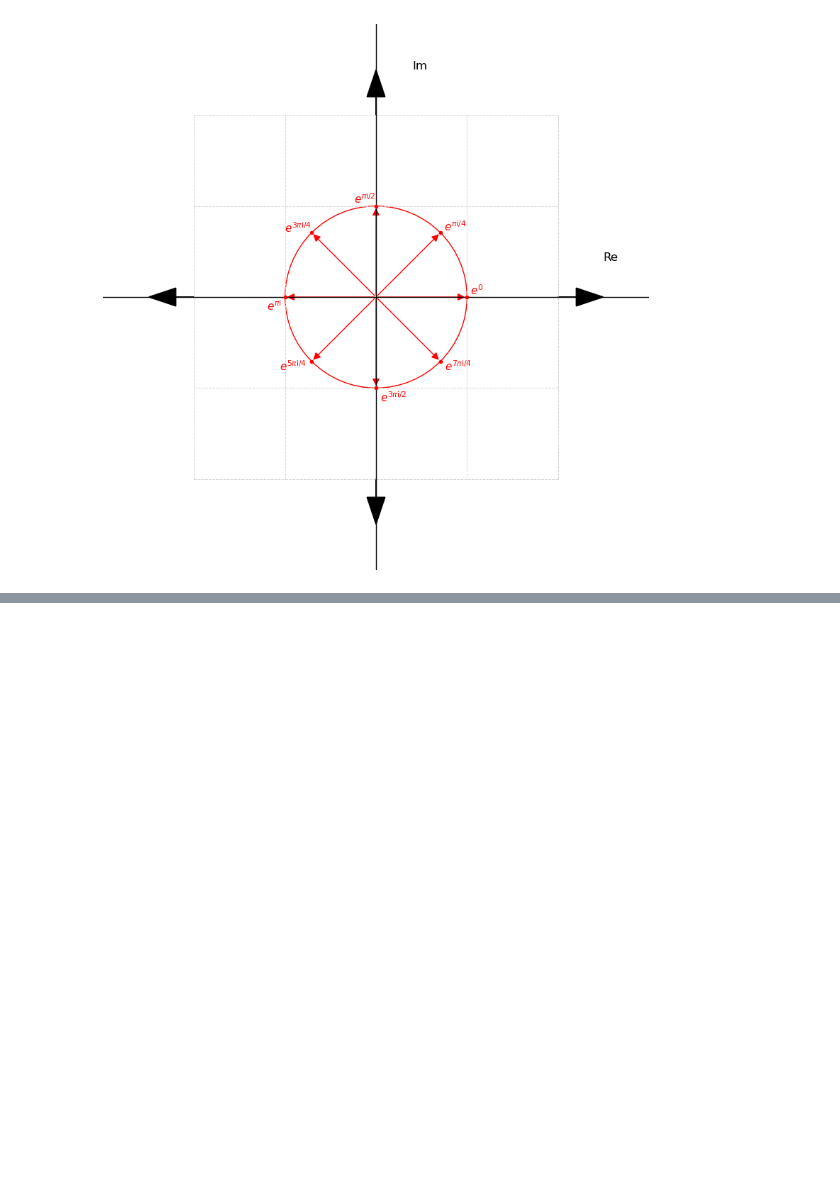
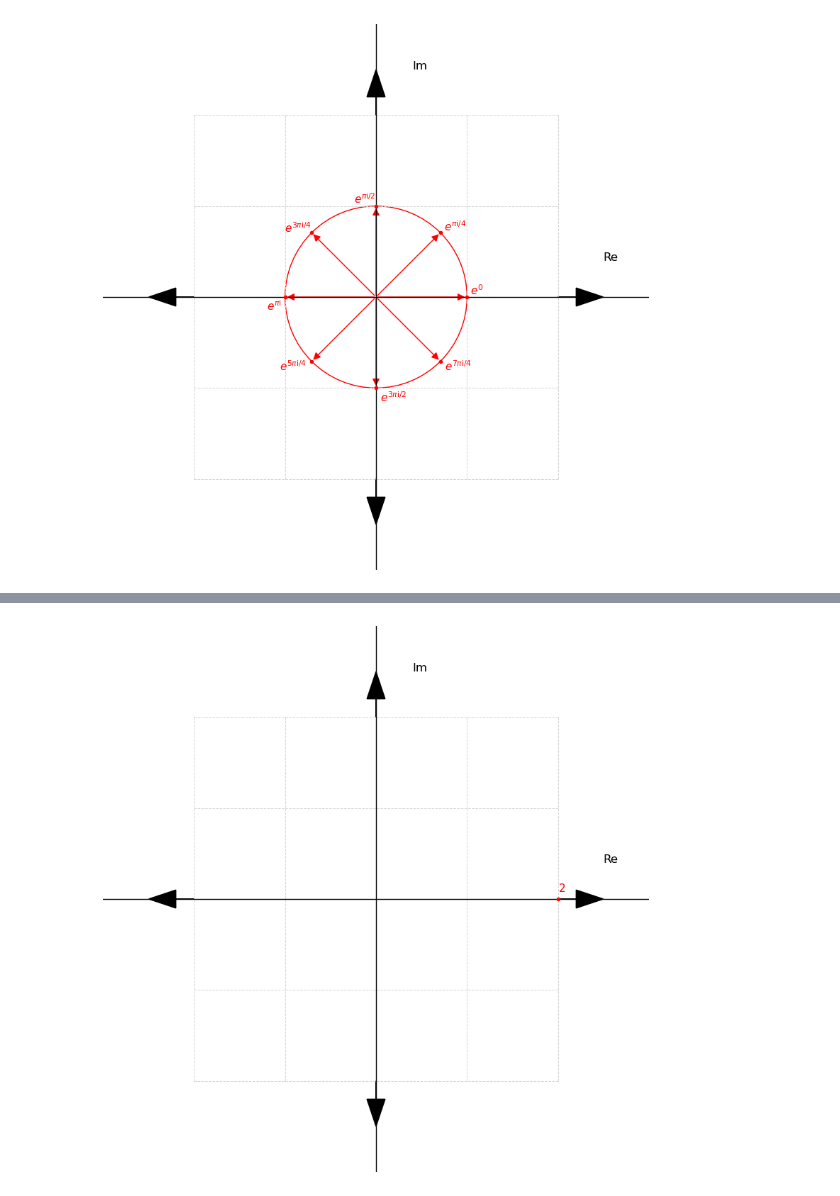
Before and after one commit to Godspower-Eze/deep-dive-on-lattice-based-cryptography, a Jupyter notebook: ntt.ipynb, the cells around one changed output, grey strips where cells are left out. Cells and saved outputs as stored; diff of their text form; code cells hidden in the pictures; blank space fills up the shorter version.

```diff
--- a/ntt.ipynb
+++ b/ntt.ipynb
@@ -3397,0 +3407,56 @@ The properties of roots of unity that makes FFT possible are it's symemetry and
+# %%
+import matplotlib.pyplot as plt
+import numpy as np
+from math import sqrt
+
+limit = 2
+plt.figure(figsize=(10, 10))
+
+# --- Draw grid ---
+grid_points = np.arange(-limit, limit + 1, 1)
+for x in grid_points:
+    plt.plot([x, x], [-limit, limit], color='lightgray', linestyle='--', linewidth=0.7)
+for y in grid_points:
+    plt.plot([-limit, limit], [y, y], color='lightgray', linestyle='--', linewidth=0.7)
+
+# --- Draw main axes ---
+plt.axhline(0, color='black', linewidth=1)
+plt.axvline(0, color='black', linewidth=1)
+
+# --- Arrowheads ---
+plt.arrow(limit, 0, 0.2, 0, head_width=0.2, head_length=0.3, fc='black', ec='black')
+plt.arrow(-limit, 0, -0.2, 0, head_width=0.2, head_length=0.3, fc='black', ec='black')
+plt.arrow(0, limit, 0, 0.2, head_width=0.2, head_length=0.3, fc='black', ec='black')
+plt.arrow(0, -limit, 0, -0.2, head_width=0.2, head_length=0.3, fc='black', ec='black')
+
+# --- Remove frame ---
+ax = plt.gca()
+for spine in ax.spines.values():
+    spine.set_visible(False)
+
+# --- Set limits ---
+plt.xlim(-limit - 1, limit + 1)
+plt.ylim(-limit - 1, limit + 1)
+ax.set_aspect('equal')
+
+# --- roots ---
+roots = [2 + 0j]
+
+# Dashed projection lines
+for root in roots:
+    plt.plot(root.real, root.imag, 'ro', markersize=3)
+
+# Labels for sides
+plt.text(roots[0].real, roots[0].imag + 0.08, r"$2$", color='red', fontsize=11, fontweight='bold')
+
+# --- Axis labels ---
+plt.text(limit + 0.5, 0.4, 'Re', fontsize=12)
+plt.text(0.4, limit + 0.5, 'Im', fontsize=12)
+
+# --- Remove default ticks ---
+ax.set_xticks([])
+ax.set_yticks([])
+
+plt.show()
+# %% [output]
+[figure, added]
```
Also changed, not shown: parts of 6 cells of this notebook, 2 other files.
